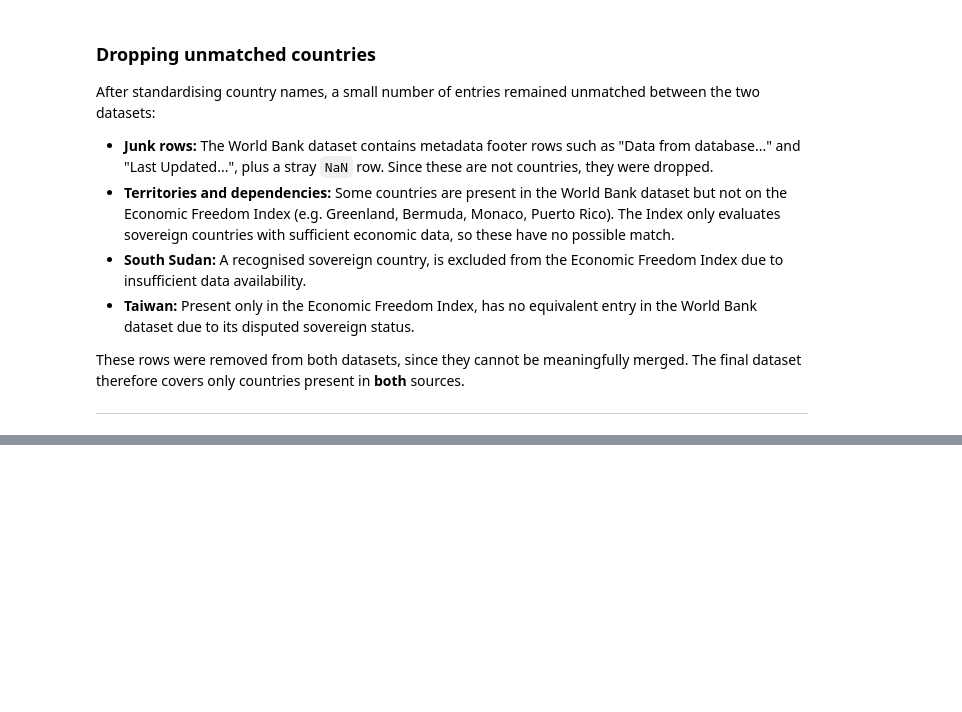
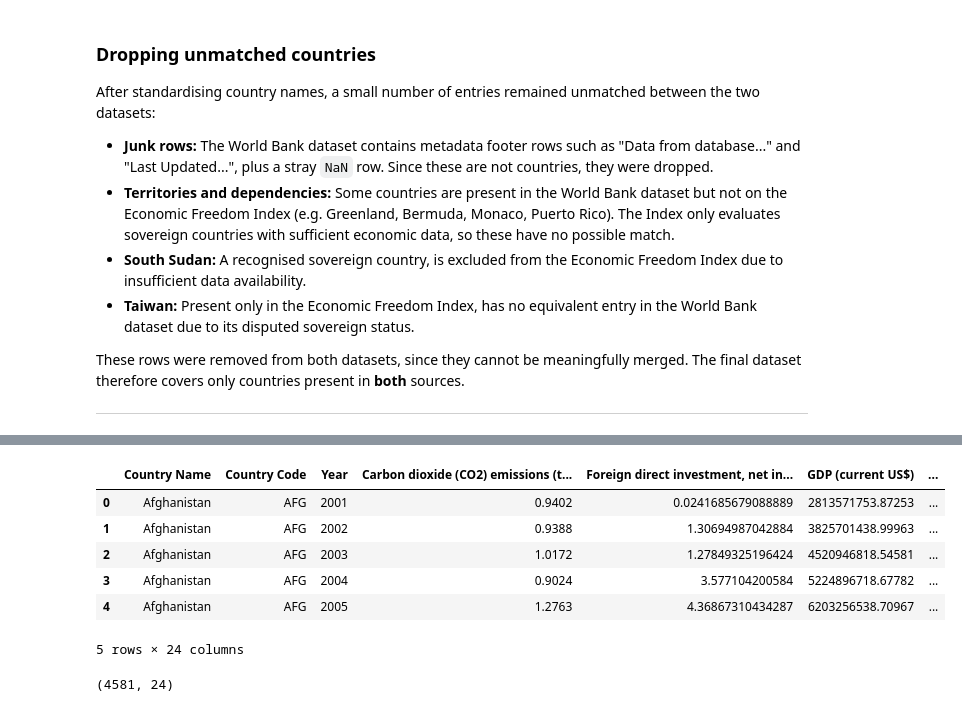
Before and after one commit to ValentimPiazera/wb-economic-freedom, a Jupyter notebook: notebooks/I-cleaning.ipynb, the cells around one changed output, grey strips where cells are left out. Saved outputs shown, nothing was run; the diff lists cells and outputs as text; code cells hidden in the pictures; blank space fills up the shorter version.

```diff
--- a/notebooks/I-cleaning.ipynb
+++ b/notebooks/I-cleaning.ipynb
@@ -272,0 +437,23 @@ This section reshapes `wb_df` into long format — one row per country, per year
+# %%
+merged_df = merged_df.drop(
+    columns=[
+        "Index Year",
+        "Fiscal Health",
+        "Judicial Effectiveness",
+        "Country",
+    ]
+)
+
+merged_df.head()
+# %% [output]
+|  | Country Name | Country Code | Year | Carbon dioxide (CO2) emissions (t... | Foreign direct investment, net in... | GDP (current US$) | ... |
+| 0 | Afghanistan | AFG | 2001 | 0.9402 | 0.0241685679088889 | 2813571753.87253 | ... |
+| 1 | Afghanistan | AFG | 2002 | 0.9388 | 1.30694987042884 | 3825701438.99963 | ... |
+| 2 | Afghanistan | AFG | 2003 | 1.0172 | 1.27849325196424 | 4520946818.54581 | ... |
+| 3 | Afghanistan | AFG | 2004 | 0.9024 | 3.577104200584 | 5224896718.67782 | ... |
+| 4 | Afghanistan | AFG | 2005 | 1.2763 | 4.36867310434287 | 6203256538.70967 | ... |
+5 rows × 24 columns
+# %%
+merged_df.shape
+# %% [output]
+(4581, 24)
```
Also changed, not shown: parts of 23 cells of this notebook, 3 other files.
